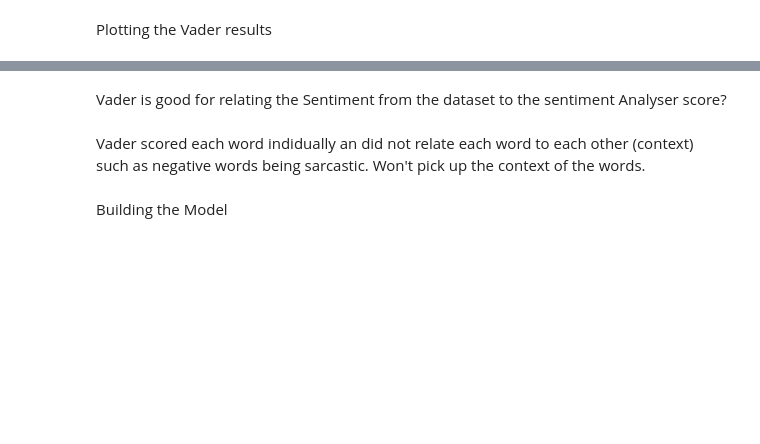
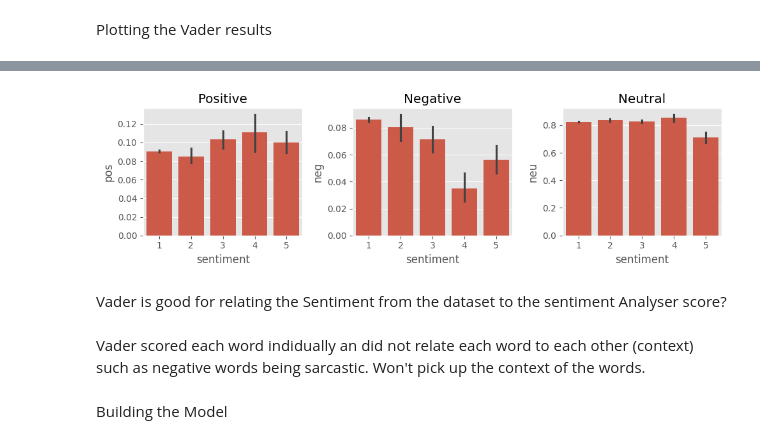
Before and after one commit to Ashes05/Fake-News-Detection, a Jupyter notebook: sentiment_analysis_vader_model.ipynb, the cells around one changed output, grey strips where cells are left out. Cells and saved outputs as stored; diff of their text form; code cells hidden in the pictures; blank space fills up the shorter version.

```diff
--- a/sentiment_analysis_vader_model.ipynb
+++ b/sentiment_analysis_vader_model.ipynb
@@ -146,16 +179,18 @@ plt.show
 # %%
 fig, ax = plt.subplots(1, 3, figsize = (10, 3))
 sns.barplot(data=vader, x = 'sentiment', y = 'pos', ax=ax[0])
 sns.barplot(data=vader, x = 'sentiment', y = 'neg', ax=ax[1])
 sns.barplot(data=vader, x = 'sentiment', y = 'neu', ax=ax[2])
 ax[0].set_title('Positive')
-ax[1].set_title('Neutral')
-ax[2].set_title('Negative')
+ax[1].set_title('Negative')
+ax[2].set_title('Neutral')
 plt.tight_layout() #To fix the overlapping of the three diagrams
 plt.show()
 #Positivity gets higher as the score goes higher
 #The Neutral stays at a Neutral level
 #Negativity gets lower as the score goes lower
+# %% [output]
+[figure, added]
 # %% [markdown]
 Vader is good for relating the Sentiment from the dataset to the sentiment Analyser score?
 # %% [markdown]
```
Also changed, not shown: parts of 17 cells of this notebook, 6 other files.
